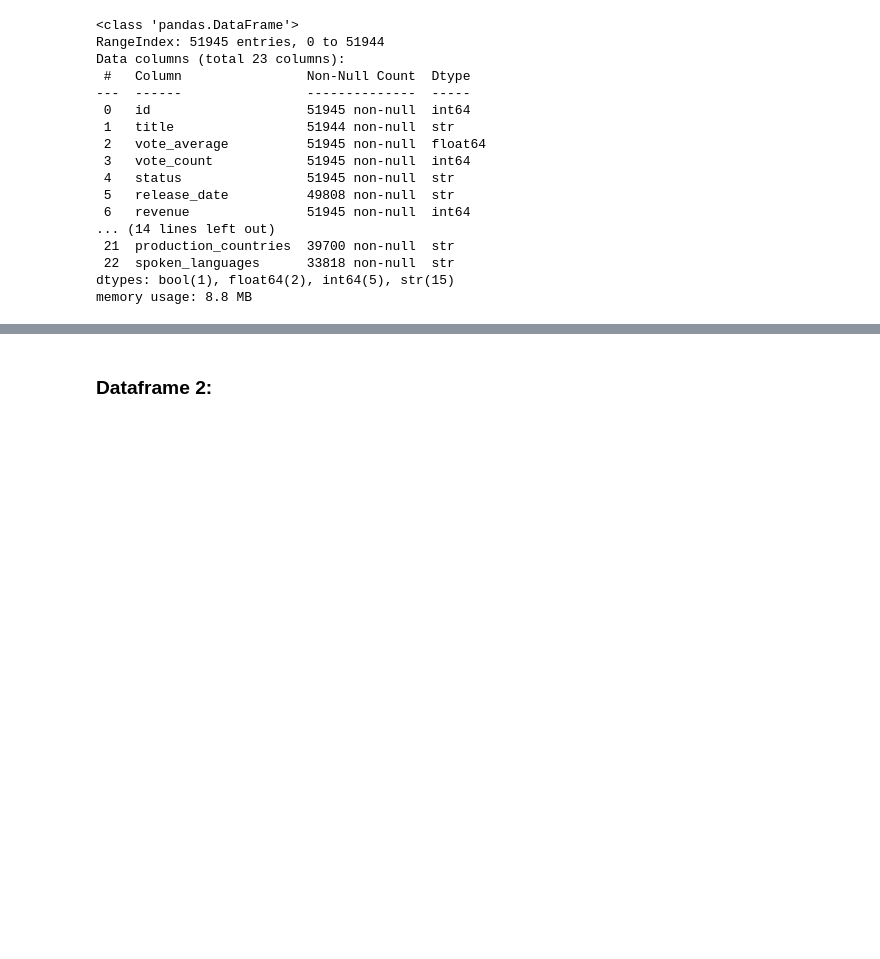
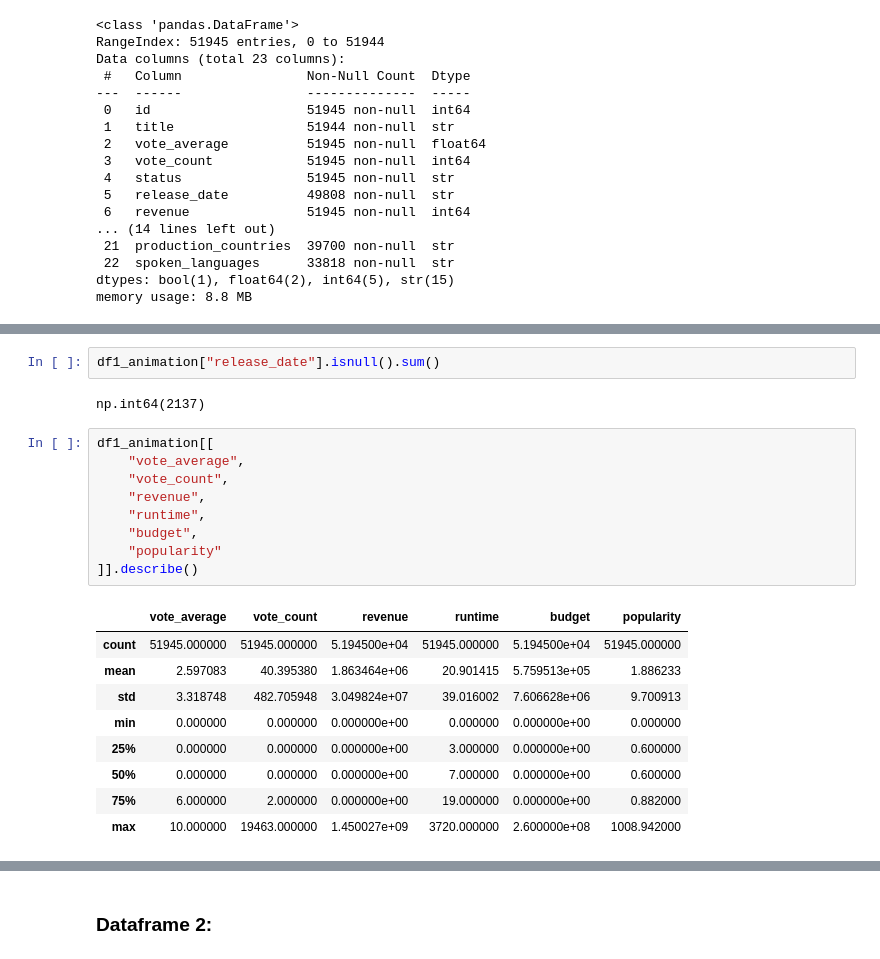
Before and after one commit to egarr831/EGarrison_ModC_Milestone1_Weeks1-6, a Jupyter notebook: Week1.ipynb, the cells around one changed output, grey strips where cells are left out. Saved outputs shown, nothing was run; the diff lists cells and outputs as text; blank space fills up the shorter version.

```diff
--- a/Week1.ipynb
+++ b/Week1.ipynb
@@ -40,0 +126,23 @@ memory usage: 8.8 MB
+# %%
+df1_animation["release_date"].isnull().sum()
+# %% [output]
+np.int64(2137)
+# %%
+df1_animation[[
+    "vote_average",
+    "vote_count",
+    "revenue",
+    "runtime",
+    "budget",
+    "popularity"
+]].describe()
+# %% [output]
+|  | vote_average | vote_count | revenue | runtime | budget | popularity |
+| count | 51945.000000 | 51945.000000 | 5.194500e+04 | 51945.000000 | 5.194500e+04 | 51945.000000 |
+| mean | 2.597083 | 40.395380 | 1.863464e+06 | 20.901415 | 5.759513e+05 | 1.886233 |
+| std | 3.318748 | 482.705948 | 3.049824e+07 | 39.016002 | 7.606628e+06 | 9.700913 |
+| min | 0.000000 | 0.000000 | 0.000000e+00 | 0.000000 | 0.000000e+00 | 0.000000 |
+| 25% | 0.000000 | 0.000000 | 0.000000e+00 | 3.000000 | 0.000000e+00 | 0.600000 |
+| 50% | 0.000000 | 0.000000 | 0.000000e+00 | 7.000000 | 0.000000e+00 | 0.600000 |
+| 75% | 6.000000 | 2.000000 | 0.000000e+00 | 19.000000 | 0.000000e+00 | 0.882000 |
+| max | 10.000000 | 19463.000000 | 1.450027e+09 | 3720.000000 | 2.600000e+08 | 1008.942000 |
```
Also changed, not shown: parts of 15 cells of this notebook.
